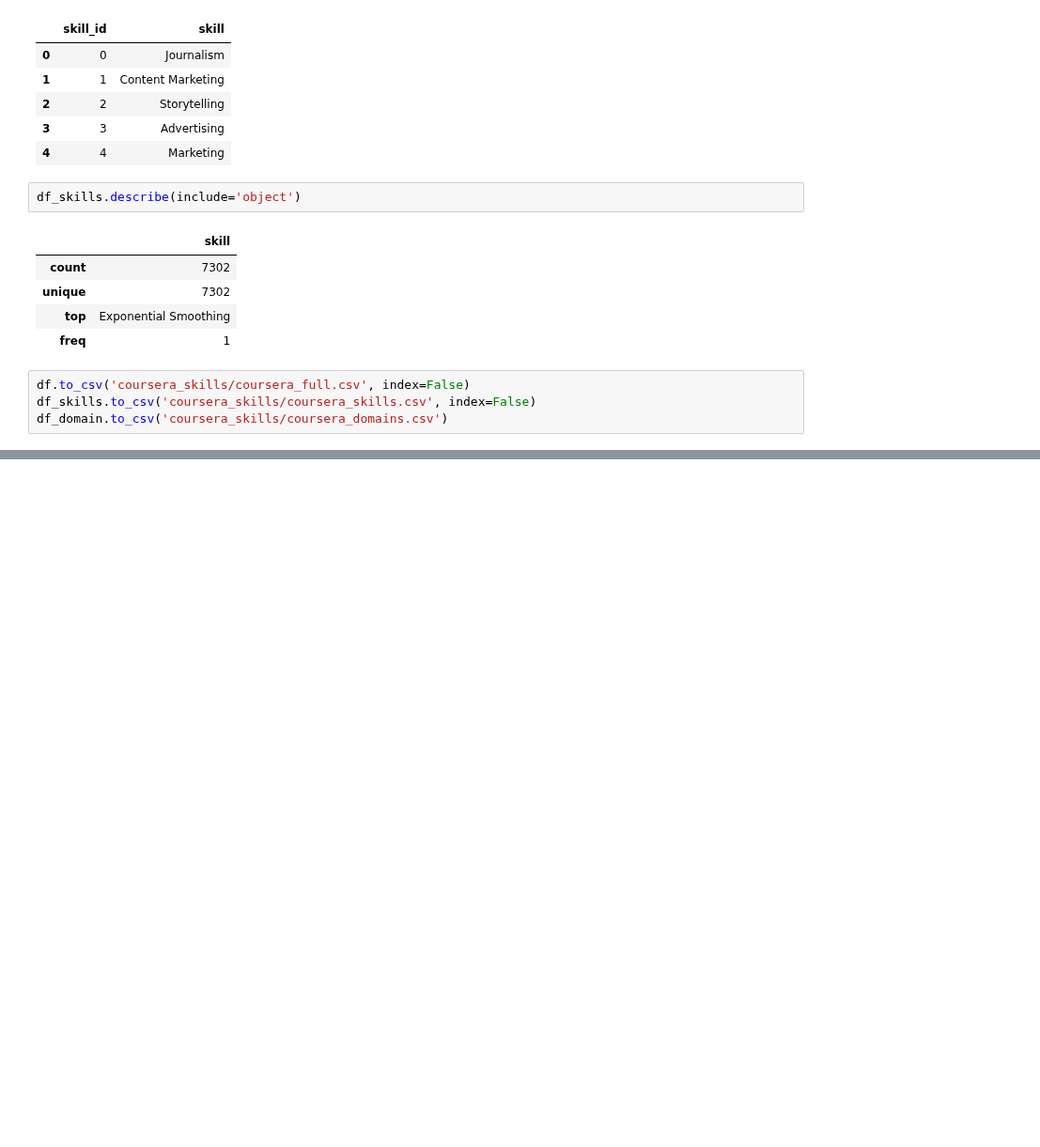
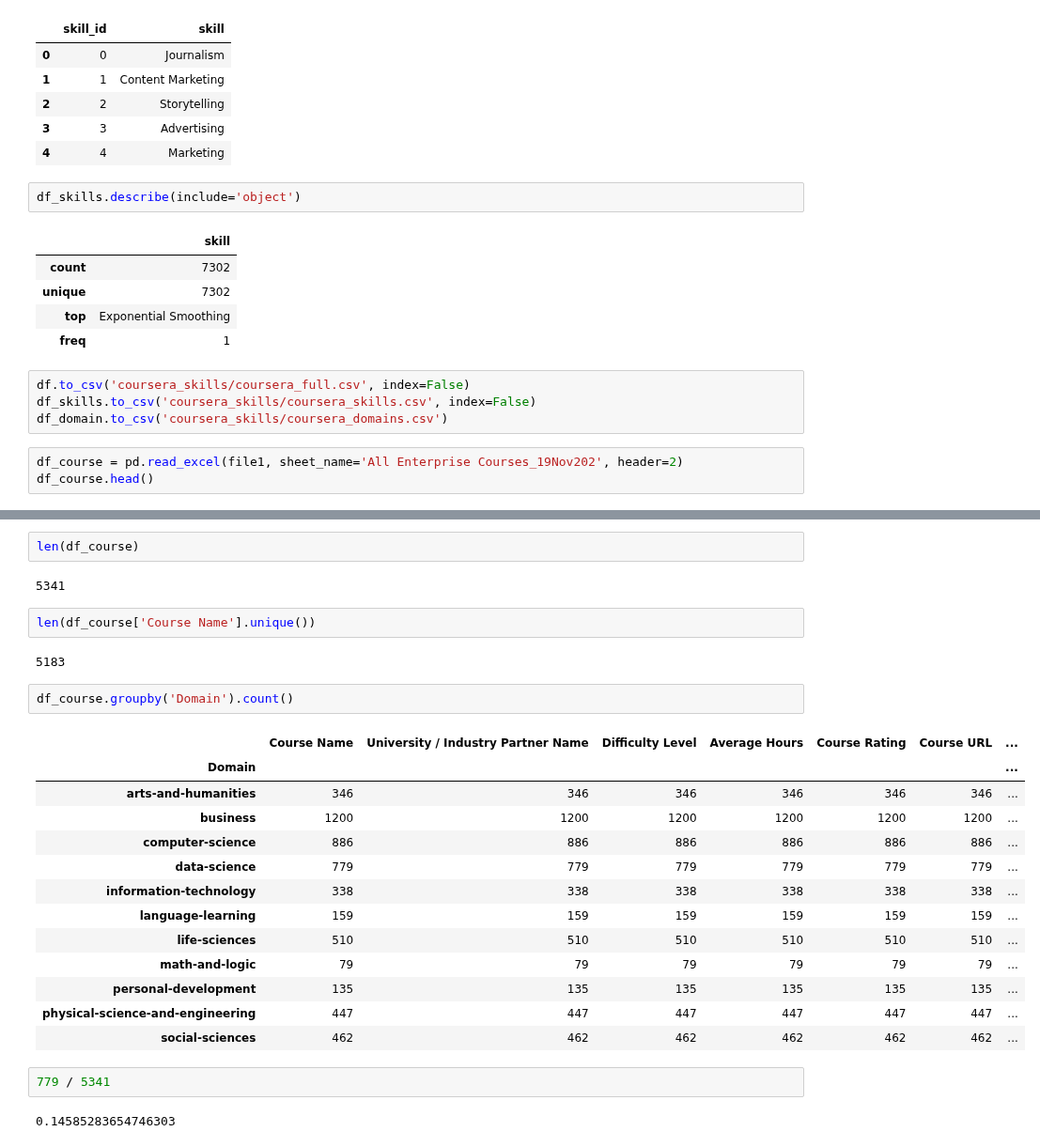
Before and after one commit to binxuankong/skills-ontology-project, a Jupyter notebook: Coursera Skills.ipynb, the cells around one changed output, grey strips where cells are left out. Shown at 94% size. Drawn from its saved outputs; the diff is of its cells as text; blank space fills up the shorter version.

Commit message:
Extract coursera skills

```diff
--- a/Coursera Skills.ipynb
+++ b/Coursera Skills.ipynb
@@ -283,3 +283,6 @@ df_skills.describe(include='object')
 df.to_csv('coursera_skills/coursera_full.csv', index=False)
 df_skills.to_csv('coursera_skills/coursera_skills.csv', index=False)
 df_domain.to_csv('coursera_skills/coursera_domains.csv')
+# %%
+df_course = pd.read_excel(file1, sheet_name='All Enterprise Courses_19Nov202', header=2)
+df_course.head()
@@ -285,0 +297,28 @@ df_domain.to_csv('coursera_skills/coursera_domains.csv')
+# %%
+len(df_course)
+# %% [output]
+5341
+# %%
+len(df_course['Course Name'].unique())
+# %% [output]
+5183
+# %%
+df_course.groupby('Domain').count()
+# %% [output]
+|  | Course Name | University / Industry Partner Name | Difficulty Level | Average Hours | Course Rating | Course URL | ... |
+| Domain |  |  |  |  |  |  | ... |
+| arts-and-humanities | 346 | 346 | 346 | 346 | 346 | 346 | ... |
+| business | 1200 | 1200 | 1200 | 1200 | 1200 | 1200 | ... |
+| computer-science | 886 | 886 | 886 | 886 | 886 | 886 | ... |
+| data-science | 779 | 779 | 779 | 779 | 779 | 779 | ... |
+| information-technology | 338 | 338 | 338 | 338 | 338 | 338 | ... |
+| language-learning | 159 | 159 | 159 | 159 | 159 | 159 | ... |
+| life-sciences | 510 | 510 | 510 | 510 | 510 | 510 | ... |
+| math-and-logic | 79 | 79 | 79 | 79 | 79 | 79 | ... |
+| personal-development | 135 | 135 | 135 | 135 | 135 | 135 | ... |
+| physical-science-and-engineering | 447 | 447 | 447 | 447 | 447 | 447 | ... |
+| social-sciences | 462 | 462 | 462 | 462 | 462 | 462 | ... |
+# %%
+779 / 5341
+# %% [output]
+0.14585283654746303
```
Also changed, not shown: parts of 1 cell of this notebook, 4 other files.
